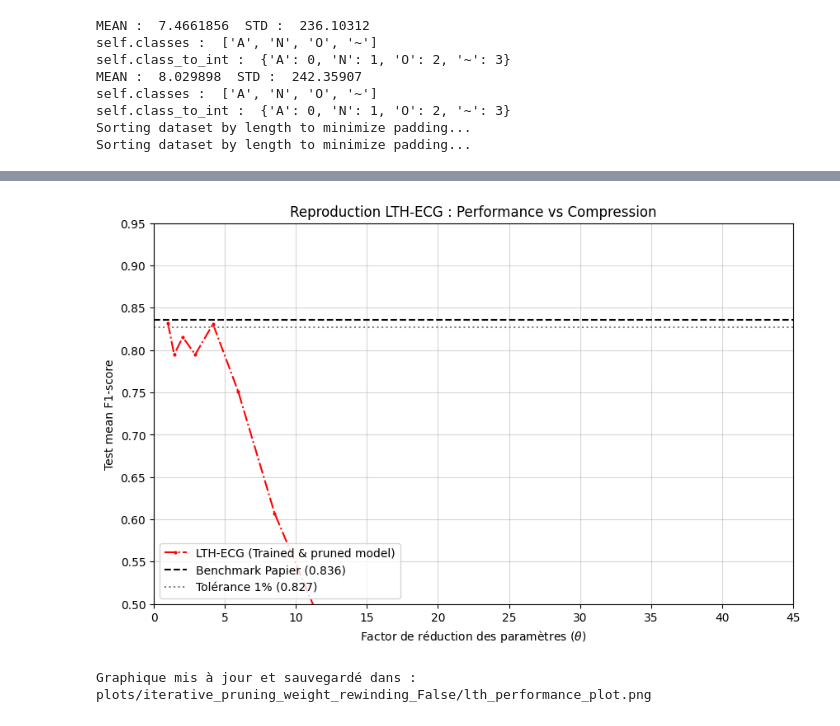
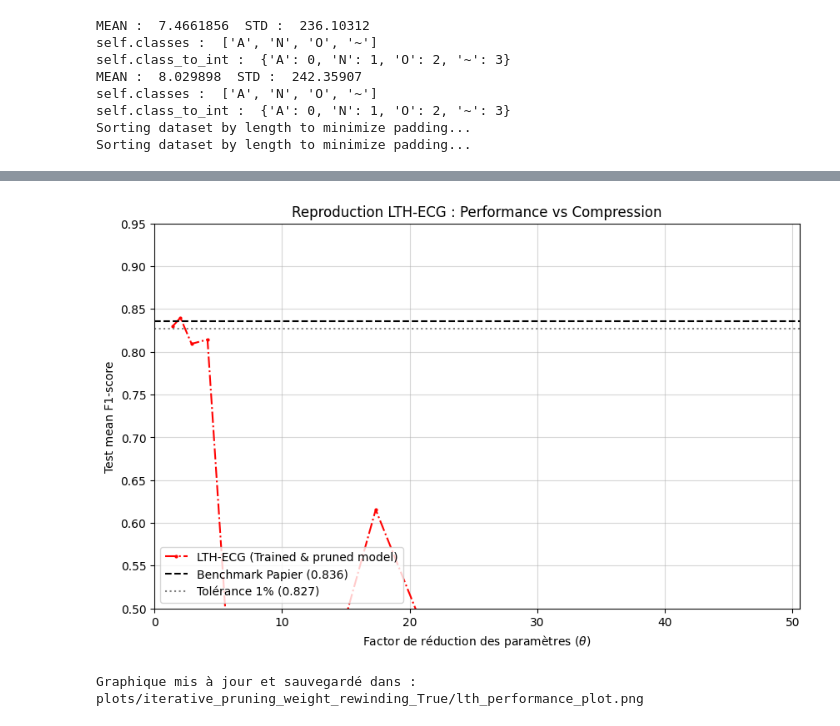
Before and after one commit to felixdechamps/Advanced-ML-Project, a Jupyter notebook: iterative_pruning.ipynb, the cells around one changed output, grey strips where cells are left out. Drawn from its saved outputs; the diff is of its cells as text; code cells hidden in the pictures.

```diff
--- a/iterative_pruning.ipynb
+++ b/iterative_pruning.ipynb
@@ -277,17 +279,17 @@ ModuleNotFoundError: No module named 'mask'
 # %%
 # The loss function we use for classification.
 loss_func = nn.CrossEntropyLoss()
 
 
 pruning_params = {
                   "pruning_percentage" : 30, # denoted as p in Frankle & Carbin
                   "nb_of_steps" : 10, # denoted as n in Frankle & Carbin
                   "pruning_layers_to_ignore" : None,
-                  "weight_rewinding": False
+                  "weight_rewinding": True
                   }
 
 # Run Iterative pruning experience as described in Frankle and Carbin (2019)
 final_mask, history_theta, history_f1 = iterative_pruning(pruning_params, model, train_loader, val_loader, loss_func, device)
 # %% [output]
-[figure, old version]
+[figure, new version]
-Graphique mis à jour et sauvegardé dans : plots/iterative_pruning_weight_rewinding_False/lth_performance_plot.png
+Graphique mis à jour et sauvegardé dans : plots/iterative_pruning_weight_rewinding_True/lth_performance_plot.png
```
Also changed, not shown: parts of 2 cells of this notebook, 13 other files.
